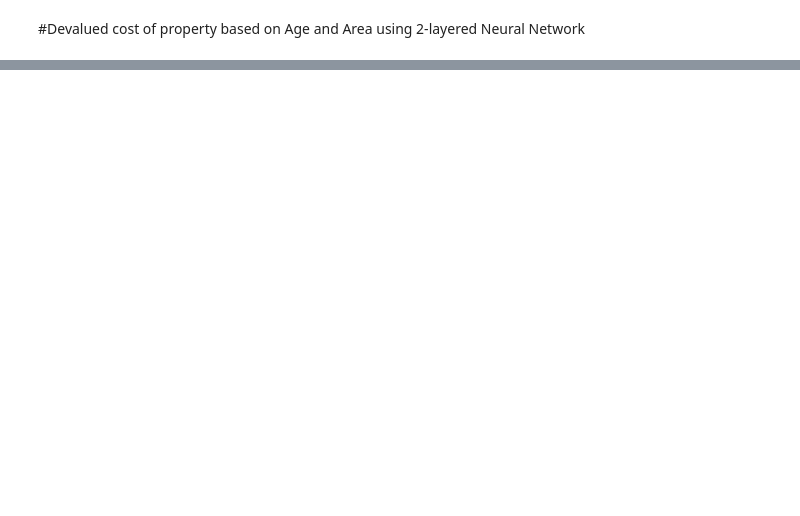
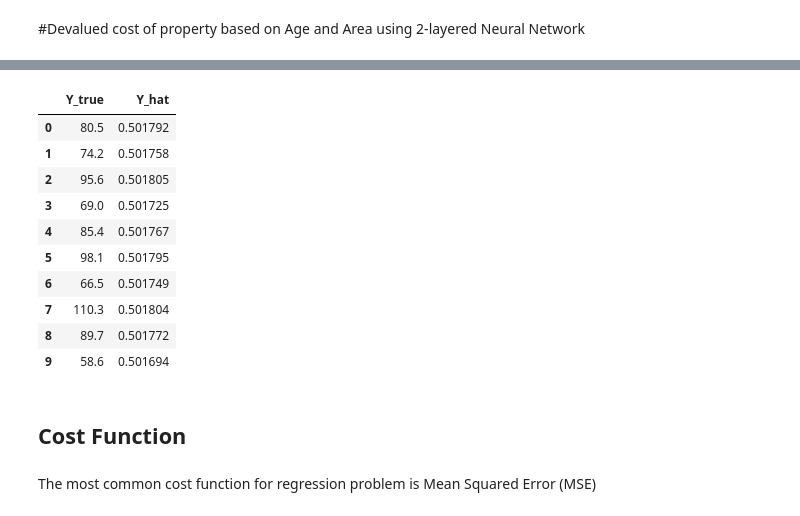
Before and after one commit to rashidquamar1/two-layered-neural-network, a Jupyter notebook: Calculate_DevaluedCost_using_2_layered_Neural_Network.ipynb, the cells around one changed output, grey strips where cells are left out. Cells and saved outputs as stored; diff of their text form; code cells hidden in the pictures; blank space fills up the shorter version.

```diff
--- a/Calculate_DevaluedCost_using_2_layered_Neural_Network.ipynb
+++ b/Calculate_DevaluedCost_using_2_layered_Neural_Network.ipynb
@@ -4,0 +118,4 @@
+# %%
+def sigmoid(z):
+    res = 1 / (1 + np.exp(-z))
+    return res
@@ -4,0 +180,2 @@
+# %%
+parameters=initialize_parameters(n_x,n_h,n_y)
@@ -4,0 +298,6 @@
+# %%
+inputattributes=housepricesdf[['Age', 'Area']].to_numpy()
+print(type(inputattributes))
+
+X_norm=zscore_scale(inputattributes)
+print(f'norm inputs are {X_norm}')
@@ -4,0 +335,8 @@
+# %%
+# Y_hat,cache= forward_propagation(X_norm,parameters)
+# print(Y_hat)
+
+# Pass only the normalized data to forward_propagation
+Y_hat, cache = forward_propagation(X_norm[0], parameters)
+#Y_hat, cache = forward_propagation(X_norm, parameters)
+print(Y_hat)
@@ -4,0 +355,23 @@
+# %%
+#Print y_hat and Y side by side
+compareoutputdf = pd.DataFrame({
+    "Y_true": Y.ravel(),
+    "Y_hat": Y_hat.ravel()
+})
+compareoutputdf
+# %% [output]
+|  | Y_true | Y_hat |
+| 0 | 80.5 | 0.501792 |
+| 1 | 74.2 | 0.501758 |
+| 2 | 95.6 | 0.501805 |
+| 3 | 69.0 | 0.501725 |
+| 4 | 85.4 | 0.501767 |
+| 5 | 98.1 | 0.501795 |
+| 6 | 66.5 | 0.501749 |
+| 7 | 110.3 | 0.501804 |
+| 8 | 89.7 | 0.501772 |
+| 9 | 58.6 | 0.501694 |
+# %% [markdown]
+## Cost Function
+# %% [markdown]
+The most common cost function for regression problem is Mean Squared Error (MSE)
```
Also changed, not shown: parts of 49 cells of this notebook.
